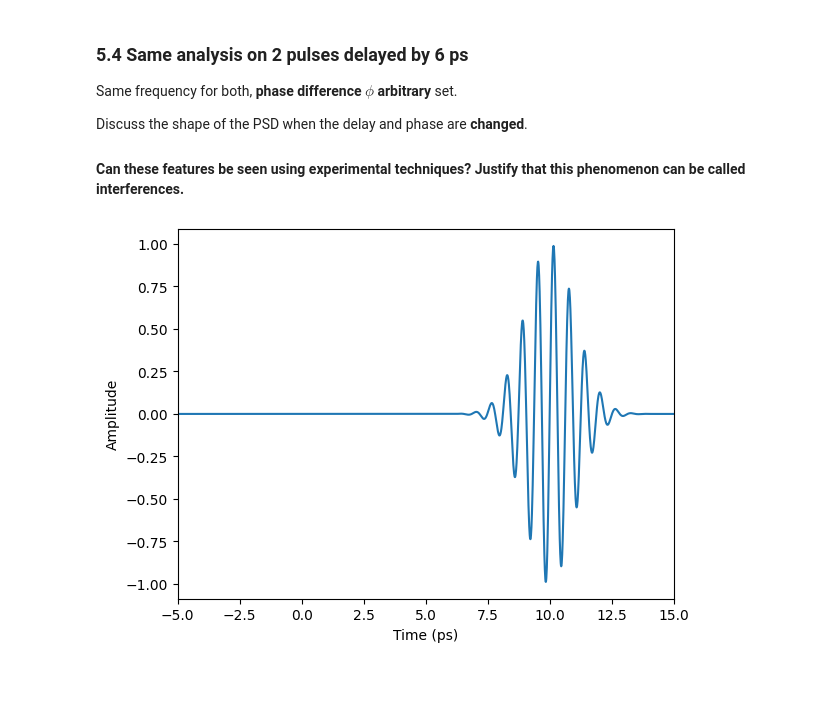
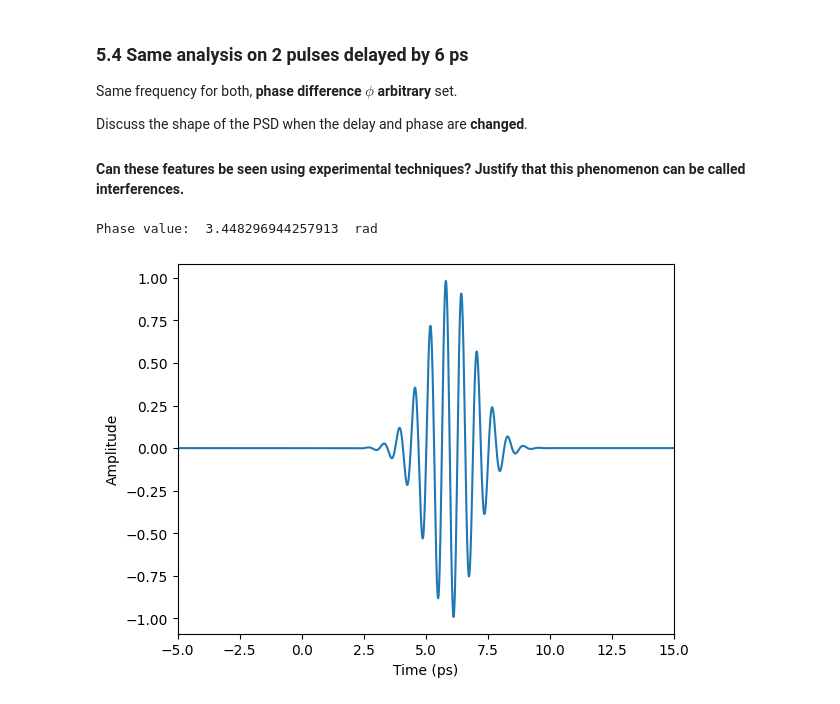
Before and after one commit to Eric-Vidal-hub/Signal-Processing, a Jupyter notebook: 6_optical_pulses.ipynb, the cells around one changed output. Saved outputs shown, nothing was run; the diff lists cells and outputs as text; code cells hidden in the pictures.

Commit message:
finish delayed signal

```diff
--- a/6_optical_pulses.ipynb
+++ b/6_optical_pulses.ipynb
@@ -88,14 +88,18 @@ Discuss the shape of the PSD when the delay and phase are **changed**.
 #### Can these features be seen using experimental techniques? Justify that this phenomenon can be called interferences.
 # %%
 # Delayed pulse
-t_delay = 10
-pulse_delayed = np.sin(omega_0 * (t - t_delay)) * np.exp(-(t - t_delay)**2/(2 * sigma ** 2))
+np.random.seed(0)  # in order to have the same random phase
+phase = np.random.rand() * 2 * np.pi   # in rad
+print('Phase value: ', phase, ' rad')
+t_delay = 6     # in ps
+pulse_delayed = np.sin(omega_0 * (t - t_delay) + phase) * np.exp(-(t - t_delay)**2/(2 * sigma ** 2))
 
 # Plot the delayed pulse
 plt.plot(t, pulse_delayed)
 plt.xlabel('Time (ps)')
 plt.ylabel('Amplitude')
 plt.xlim(-5, 15)
 plt.show()
 # %% [output]
+Phase value:  3.448296944257913  rad
-[figure, old version]
+[figure, new version]
```
Also changed, not shown: parts of 1 cell of this notebook.
